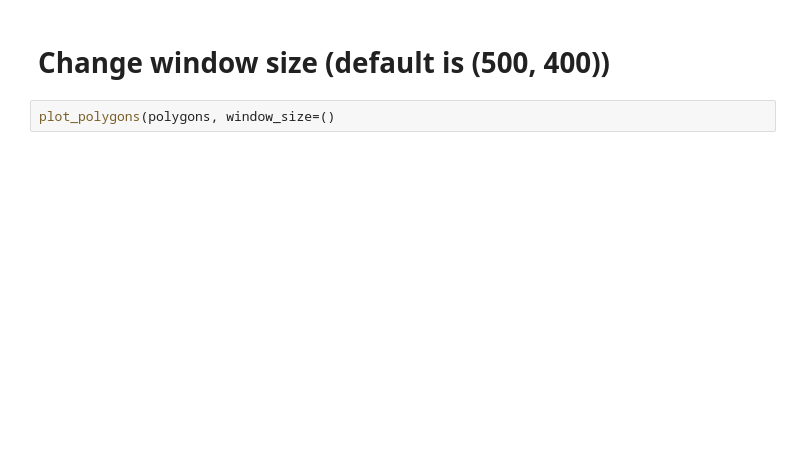
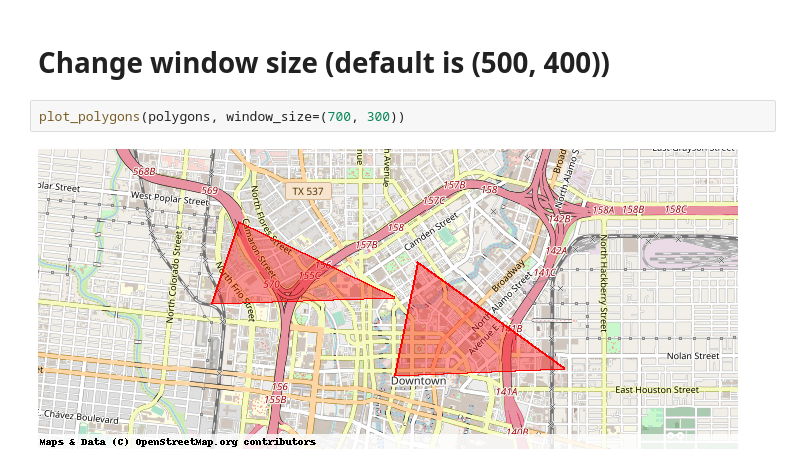
Before and after one commit to eddiethedean/landfall, a Jupyter notebook: examples/plot_polygons_function.ipynb, the cells around one changed output. Saved outputs shown, nothing was run; the diff lists cells and outputs as text; blank space fills up the shorter version.

```diff
--- a/examples/plot_polygons_function.ipynb
+++ b/examples/plot_polygons_function.ipynb
@@ -58,4 +64,6 @@ plot_polygons(flipped_polygons, flip_coords=True)
 # %% [markdown]
 # Change window size (default is (500, 400))
 # %%
-plot_polygons(polygons, window_size=()
+plot_polygons(polygons, window_size=(700, 300))
+# %% [output]
+[figure, added]
```
Also changed, not shown: parts of 6 cells of this notebook.
